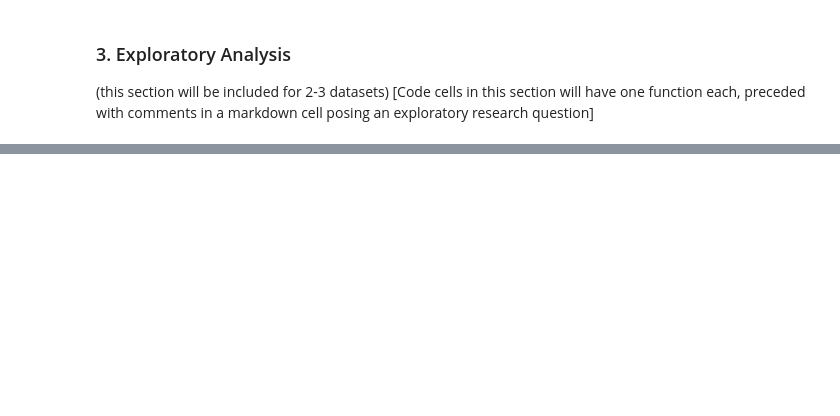
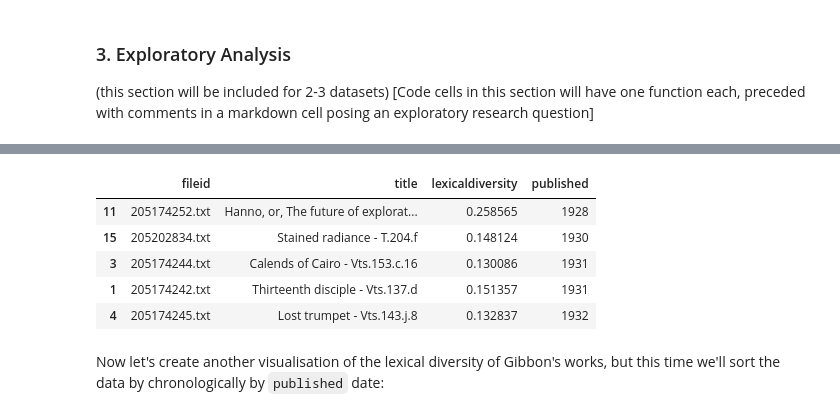
Before and after one commit to NLS-Digital-Scholarship/collections-as-data, a Jupyter notebook: Lewis_Grassic_Gibbon_as_Data.ipynb, the cells around one changed output, grey strips where cells are left out. Cells and saved outputs as stored; diff of their text form; code cells hidden in the pictures; blank space fills up the shorter version.

```diff
--- a/Lewis_Grassic_Gibbon_as_Data.ipynb
+++ b/Lewis_Grassic_Gibbon_as_Data.ipynb
@@ -296,0 +445,14 @@ More abbreviations are explained [here](https://www.learntek.org/blog/categorizi
+# %%
+published = [1932, 1933, 1933, 1934, 1933, 1932, 1934, 1934, 1934, 1931, 1932, 1934, 1932, 1930, 1931, 1928]
+df_lexdiv['published'] = published
+df_pub = df_lexdiv.sort_values(by=['published', 'title'], inplace=False, ascending=True)
+df_pub.head()
+# %% [output]
+|  | fileid | title | lexicaldiversity | published |
+| 11 | 205174252.txt | Hanno, or, The future of explorat... | 0.258565 | 1928 |
+| 15 | 205202834.txt | Stained radiance - T.204.f | 0.148124 | 1930 |
+| 3 | 205174244.txt | Calends of Cairo - Vts.153.c.16 | 0.130086 | 1931 |
+| 1 | 205174242.txt | Thirteenth disciple - Vts.137.d | 0.151357 | 1931 |
+| 4 | 205174245.txt | Lost trumpet - Vts.143.j.8 | 0.132837 | 1932 |
+# %% [markdown]
+Now let's create another visualisation of the lexical diversity of Gibbon's works, but this time we'll sort the data by chronologically by `published` date:
```
Also changed, not shown: parts of 50 cells of this notebook, 1 other file.
